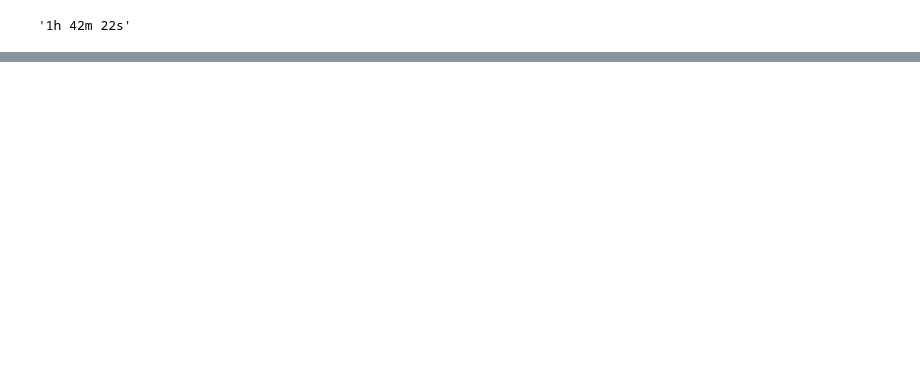
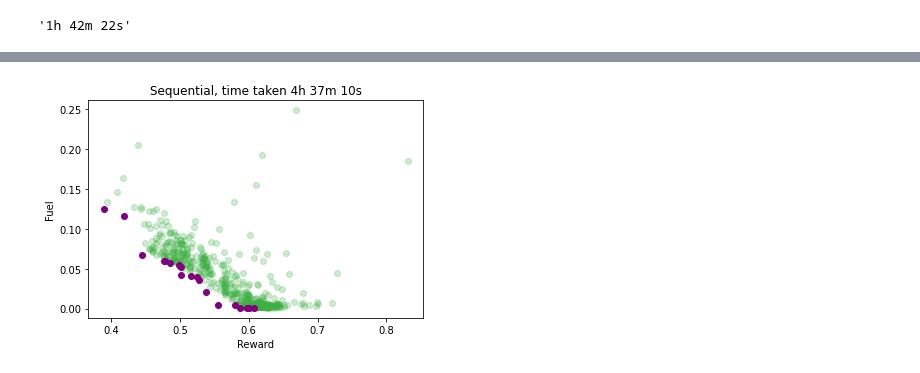
Before and after one commit to apaleyes/trieste, a Jupyter notebook: docs/notebooks/hippo_lander_plots.ipynb, the cells around one changed output, grey strips where cells are left out. Saved outputs shown, nothing was run; the diff lists cells and outputs as text; code cells hidden in the pictures; blank space fills up the shorter version.

```diff
--- a/docs/notebooks/hippo_lander_plots.ipynb
+++ b/docs/notebooks/hippo_lander_plots.ipynb
@@ -59 +78,11 @@ plot_mobo_points_in_obj_space(ehvi_observations,
+# %%
+_, _, ehvi_pareto = plot_mobo_points_in_obj_space(ehvi_observations,
+                              title=f"Sequential, time taken {get_time_string(ehvi_time)}",
+                              xlabel="Reward", ylabel="Fuel",
+                              m_init="o", m_add="o",
+                              c_pass='#3CB04340',
+                              c_pareto='purple');
+plt.savefig("mo_lp/lunar_lander/ehvi.pdf")
+# %% [output]
+[figure, added]
 # %%
```
Also changed, not shown: parts of 11 cells of this notebook, 8 other files.
